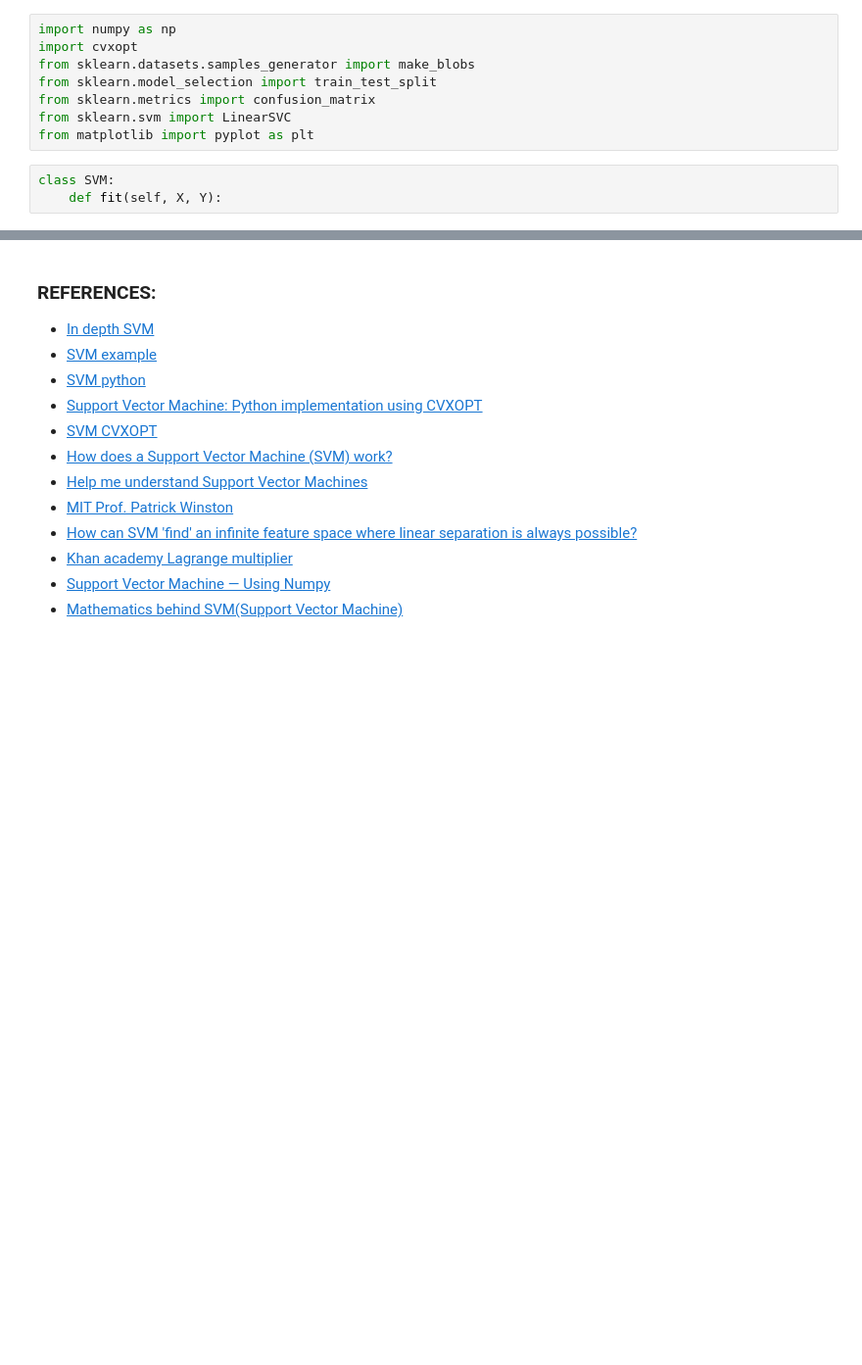
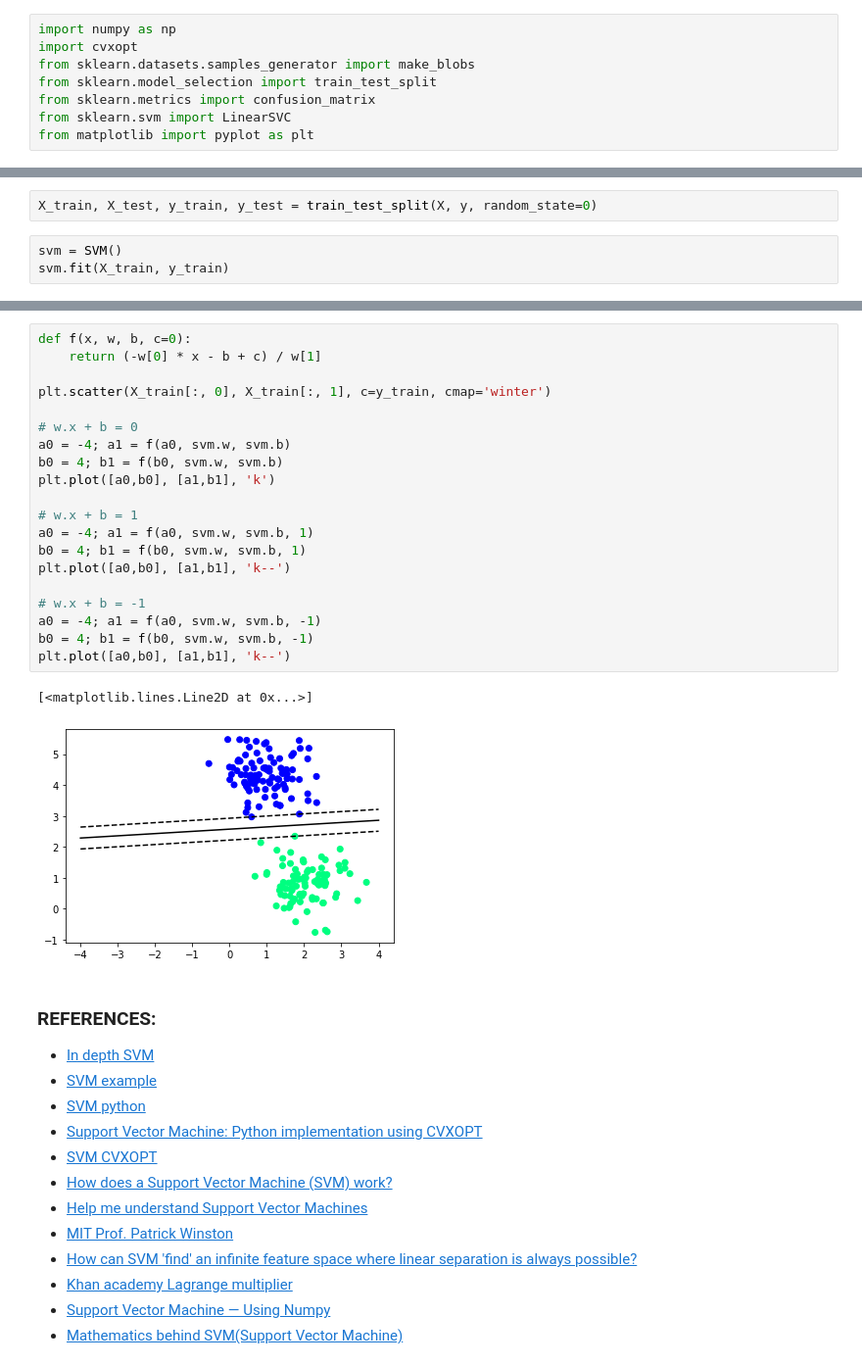
Before and after one commit to ZER-0-NE/ML_problems, a Jupyter notebook: ML-practice/Supervised Learning/Support Vector Machines (SVM)/Support Vector Machines.ipynb, the cells around one changed output, grey strips where cells are left out. Shown: that part at 98% size. Cells and saved outputs as stored; diff of their text form; blank space fills up the shorter version.

```diff
--- a/ML-practice/Supervised Learning/Support Vector Machines (SVM)/Support Vector Machines.ipynb
+++ b/ML-practice/Supervised Learning/Support Vector Machines (SVM)/Support Vector Machines.ipynb
@@ -494,6 +494,3 @@ from sklearn.model_selection import train_test_split
 from sklearn.metrics import confusion_matrix
 from sklearn.svm import LinearSVC
 from matplotlib import pyplot as plt
-# %%
-class SVM:
-    def fit(self, X, Y):
@@ -499,0 +569,5 @@ class SVM:
+# %%
+X_train, X_test, y_train, y_test = train_test_split(X, y, random_state=0)
+# %%
+svm = SVM()
+svm.fit(X_train, y_train)
@@ -500,3 +586,26 @@ class SVM:
+# %%
+def f(x, w, b, c=0):
+    return (-w[0] * x - b + c) / w[1]
+
+plt.scatter(X_train[:, 0], X_train[:, 1], c=y_train, cmap='winter')
+
+# w.x + b = 0
+a0 = -4; a1 = f(a0, svm.w, svm.b)
+b0 = 4; b1 = f(b0, svm.w, svm.b)
+plt.plot([a0,b0], [a1,b1], 'k')
+
+# w.x + b = 1
+a0 = -4; a1 = f(a0, svm.w, svm.b, 1)
+b0 = 4; b1 = f(b0, svm.w, svm.b, 1)
+plt.plot([a0,b0], [a1,b1], 'k--')
+
+# w.x + b = -1
+a0 = -4; a1 = f(a0, svm.w, svm.b, -1)
+b0 = 4; b1 = f(b0, svm.w, svm.b, -1)
+plt.plot([a0,b0], [a1,b1], 'k--')
+# %% [output]
+[<matplotlib.lines.Line2D at 0x...>]
+[figure, added]
 # %% [markdown]
 ### REFERENCES:
 - [In depth SVM](https://jakevdp.github.io/PythonDataScienceHandbook/05.07-support-vector-machines.html)
```
Also changed, not shown: parts of 5 cells of this notebook.
